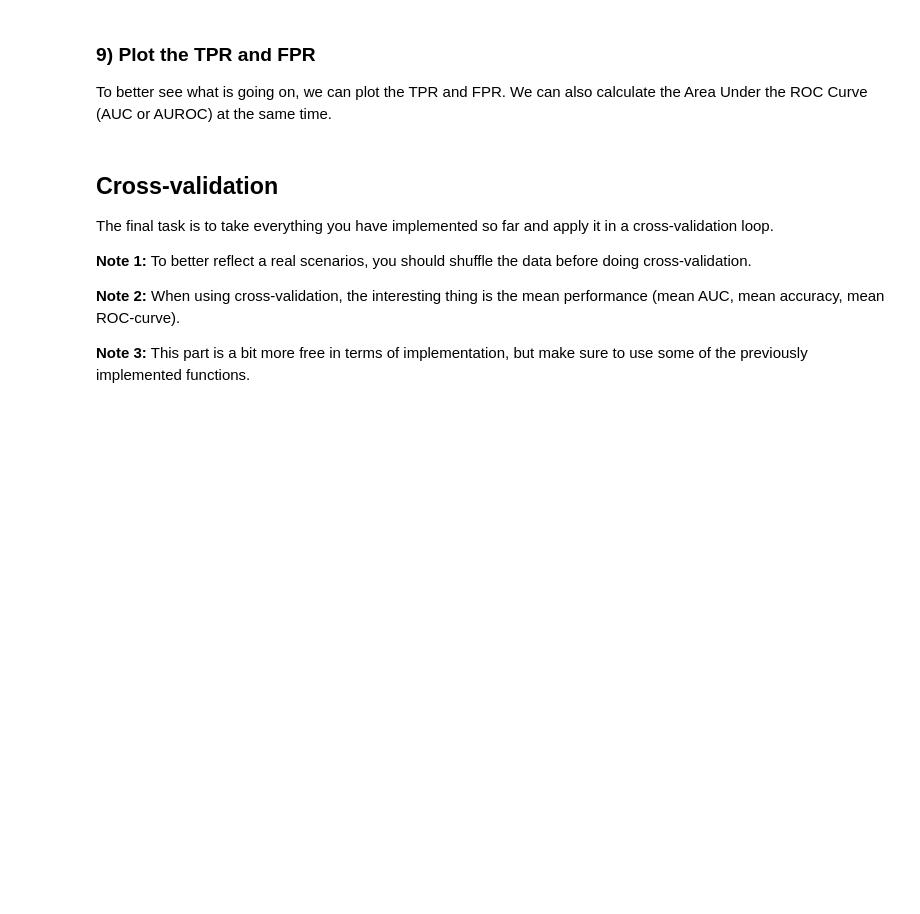
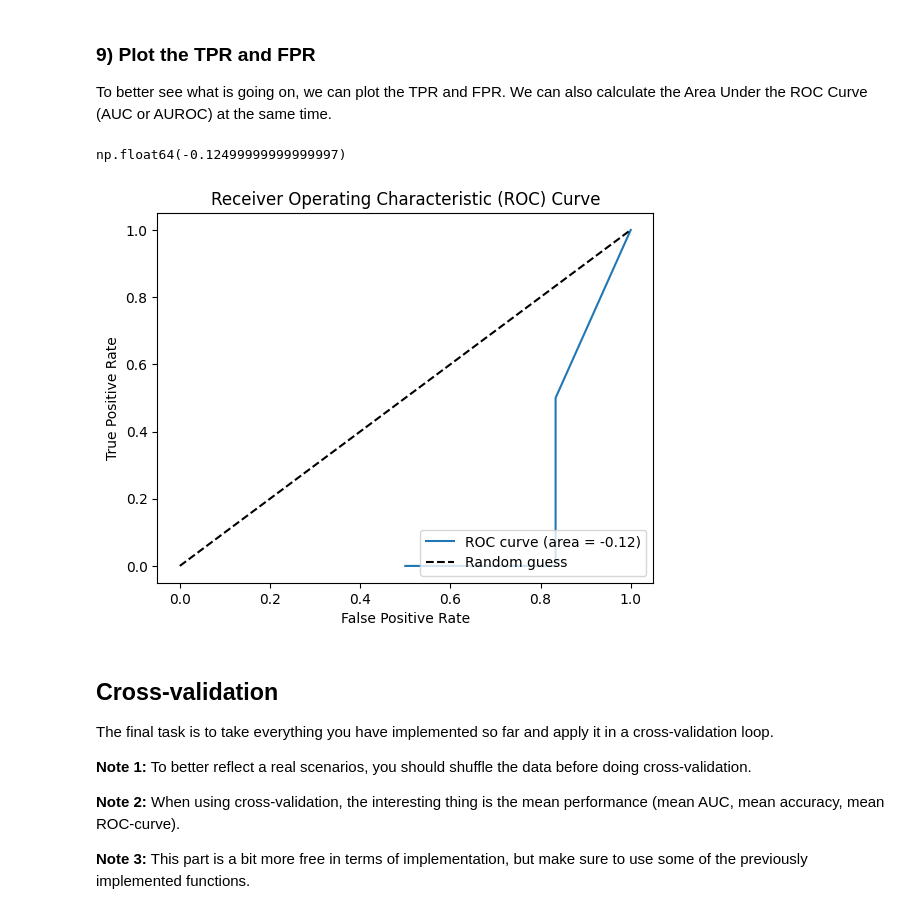
Before and after one commit to JoelScarinius/Naive_Bayes, a Jupyter notebook: ML-Assignment_1_Joel_Scarinius_Stävmo_Ivo_Österberg_Nilsson.ipynb, the cells around one changed output. Drawn from its saved outputs; the diff is of its cells as text; code cells hidden in the pictures; blank space fills up the shorter version.

```diff
--- a/ML-Assignment_1_Joel_Scarinius_Stävmo_Ivo_Österberg_Nilsson.ipynb
+++ b/ML-Assignment_1_Joel_Scarinius_Stävmo_Ivo_Österberg_Nilsson.ipynb
@@ -354,8 +354,8 @@ data_point1 = feature_data_setosa_test[0]
 data_point2 = feature_data_versicolor_test[0]
 
 class_statistics = {
-	"Setosa": (setosa_means, setosa_stdevs, setosa_prior),
-	"Versicolor": (versicolor_means, versicolor_stdevs, versicolor_prior)
+	"0": (setosa_means, setosa_stdevs, setosa_prior),
+	"1": (versicolor_means, versicolor_stdevs, versicolor_prior)
 }
 
 # Get the predicted probabilities for each class
@@ -414,16 +414,27 @@ def TPR_and_FPR(prediction_probabilities, test_labels, threshold_stepsize = 0.1)
 		TP = FP = TN = FN = 0
 	# TODO: Implement the rest of this function
 		for probability, label in zip(prediction_probabilities, test_labels):
-			if max(probability.values()) >= threshold:
-				if label == 1:
+			class_prediction = probabilities_to_prediction(probability)
+			print("Predicted Class:", class_prediction)
+			print(type(int(class_prediction)))
+			print("True Class:", label[0])
+			print(type(label[0]))
+			print("Predicted Probability:", probability[class_prediction])
+			print("Threshold:", threshold)
+			if probability[class_prediction] >= threshold:
+				if label[0] == int(class_prediction):
 					TP += 1
 				else:
 					FP += 1
 			else:
-				if label == 1:
+				if label[0] == int(class_prediction):
 					FN += 1
 				else:
 					TN += 1
+			print("TP:", TP)
+			print("FP:", FP)
+			print("TN:", TN)
+			print("FN:", FN)
 
 		TPR.append(TP / (TP + FN) if (TP + FN) > 0 else 0)
 		FPR.append(FP / (FP + TN) if (FP + TN) > 0 else 0)
@@ -454,22 +480,34 @@ How does the values change if you change the classes you compare?
 ### 9) Plot the TPR and FPR
 
 To better see what is going on, we can plot the TPR and FPR. We can also calculate the Area Under the ROC Curve (AUC or AUROC) at the same time.
+# %%
+AUC_score = np.trapezoid(TPR, FPR)
+AUC_score
+# %% [output]
+np.float64(-0.12499999999999997)
 # %%
 def plot_ROC(TPR, FPR):
 
-    # TODO: Calculate the AUC score.
+	# TODO: Calculate the AUC score.
+	AUC_score = np.trapezoid(TPR, FPR)
+	# TODO: Plot the TPR and FPR using plt (matplotlib)
+	plt.figure()
+	plt.plot(FPR, TPR, label=f'ROC curve (area = {AUC_score:.2f})')
 
-    # TODO: Plot the TPR and FPR using plt (matplotlib)
+	# TODO: Add a "middle-line" in the plot. This can be seen as the "better/worse than random" line.
+	plt.plot([0, 1], [0, 1], 'k--', label='Random guess')
 
-    # TODO: Add a "middle-line" in the plot. This can be seen as the "better/worse than random" line.
+	plt.xlabel('False Positive Rate')
+	plt.ylabel('True Positive Rate')
+	plt.title('Receiver Operating Characteristic (ROC) Curve')
+	plt.legend(loc='lower right')
 
-    plt.plot(...)
-
-    plt.show()
-
-    pass # No need to return anything, remove this line once you are finished implementing.
+	plt.show()
 # %%
 # TODO: Test the plotting function on the TPR and FPR you just calculated.
+plot_ROC(TPR, FPR)
+# %% [output]
+[figure, added]
 # %% [markdown]
 ## Cross-validation
 
```
Also changed, not shown: parts of 4 cells of this notebook.
